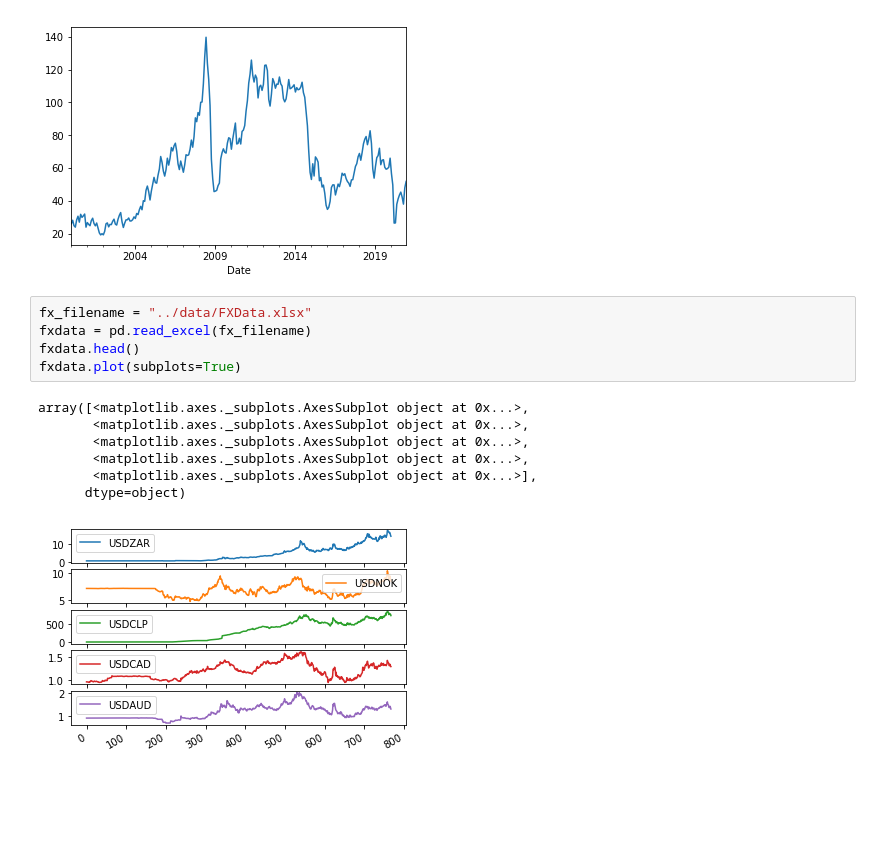
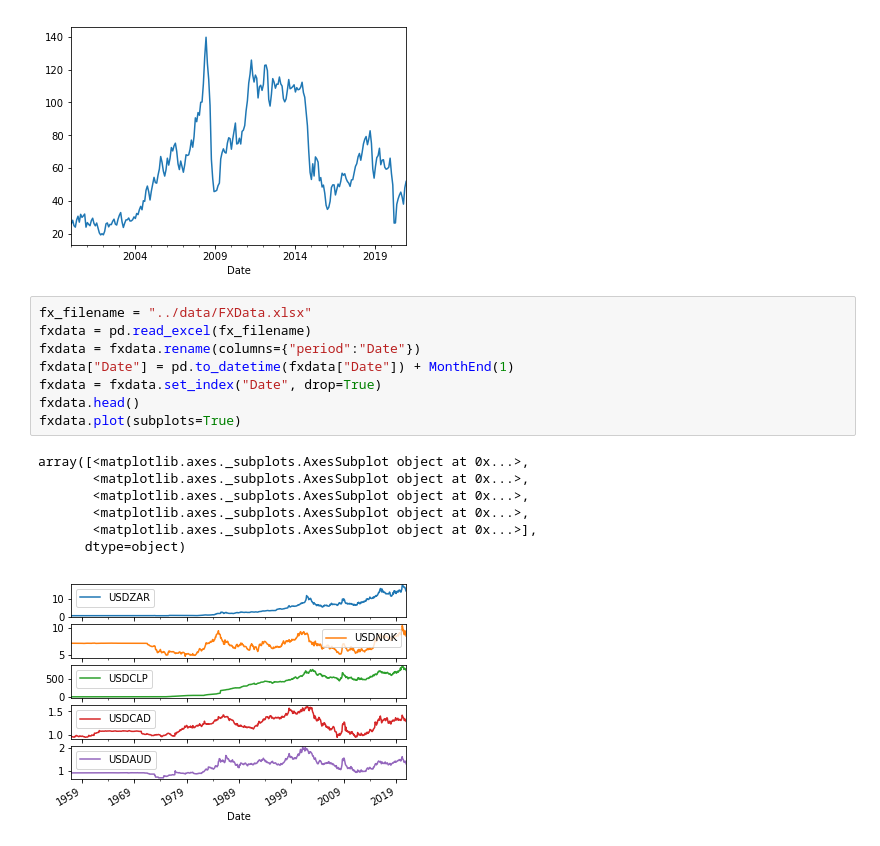
Before and after one commit to nashp/econometrics, a Jupyter notebook: project/py/notebook1.ipynb, the cells around one changed output. Saved outputs shown, nothing was run; the diff lists cells and outputs as text; blank space fills up the shorter version.

```diff
--- a/project/py/notebook1.ipynb
+++ b/project/py/notebook1.ipynb
@@ -53,16 +49,19 @@ plt.show()
 # %%
 fx_filename = "../data/FXData.xlsx"
 fxdata = pd.read_excel(fx_filename)
+fxdata = fxdata.rename(columns={"period":"Date"})
+fxdata["Date"] = pd.to_datetime(fxdata["Date"]) + MonthEnd(1)
+fxdata = fxdata.set_index("Date", drop=True)
 fxdata.head()
 fxdata.plot(subplots=True)
 # %% [output]
 array([<matplotlib.axes._subplots.AxesSubplot object at 0x...>,
        <matplotlib.axes._subplots.AxesSubplot object at 0x...>,
        <matplotlib.axes._subplots.AxesSubplot object at 0x...>,
        <matplotlib.axes._subplots.AxesSubplot object at 0x...>,
        <matplotlib.axes._subplots.AxesSubplot object at 0x...>],
       dtype=object)
-[figure, old version]
+[figure, new version]
 # %%
 ir_filename = "../data/InterestRates.xlsx"
 irdata = pd.read_excel(ir_filename)
```
Also changed, not shown: parts of 2 cells of this notebook, 6 other files.
